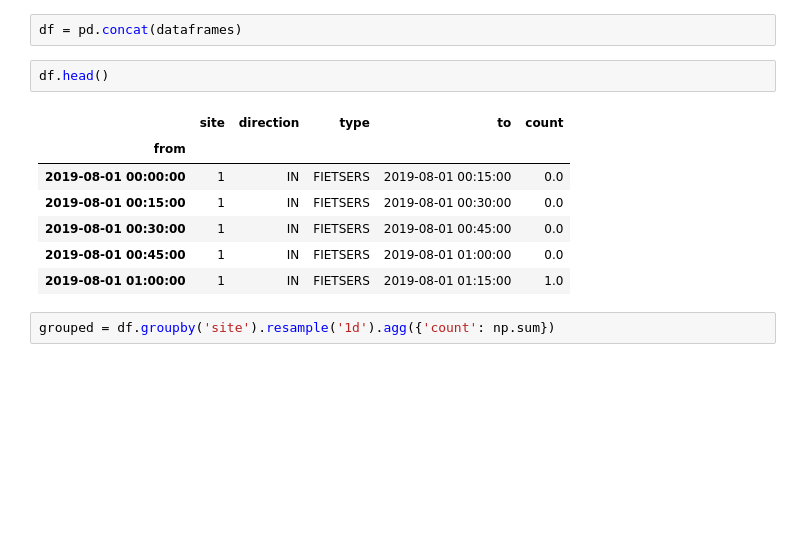
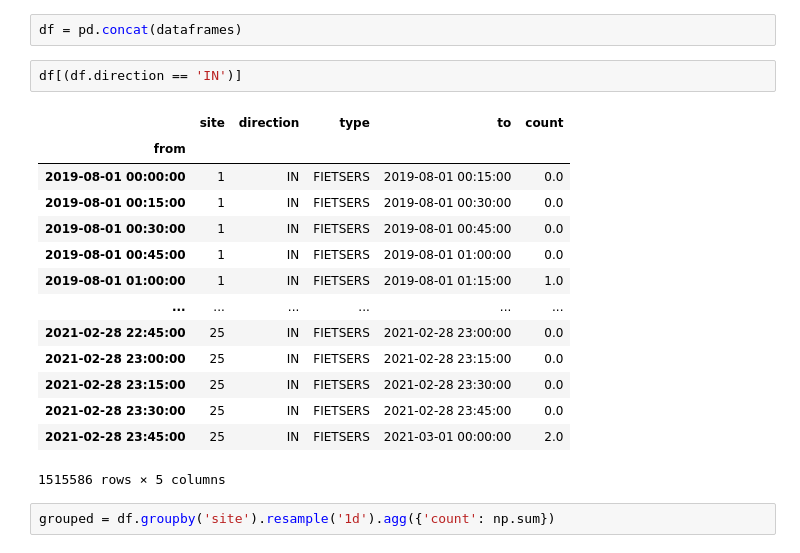
Before and after one commit to jenyckee/fietstellingen, a Jupyter notebook: fietstellingen.ipynb, the cells around one changed output. Cells and saved outputs as stored; diff of their text form; blank space fills up the shorter version.

```diff
--- a/fietstellingen.ipynb
+++ b/fietstellingen.ipynb
@@ -16,16 +16,23 @@ dataframes = [pd.read_csv(f,
                          ) for f in filenames]
 # %%
 df = pd.concat(dataframes)
-# %%
-df.head()
-# %% [output]
-|  | site | direction | type | to | count |
-| from |  |  |  |  |  |
-| 2019-08-01 00:00:00 | 1 | IN | FIETSERS | 2019-08-01 00:15:00 | 0.0 |
-| 2019-08-01 00:15:00 | 1 | IN | FIETSERS | 2019-08-01 00:30:00 | 0.0 |
-| 2019-08-01 00:30:00 | 1 | IN | FIETSERS | 2019-08-01 00:45:00 | 0.0 |
-| 2019-08-01 00:45:00 | 1 | IN | FIETSERS | 2019-08-01 01:00:00 | 0.0 |
-| 2019-08-01 01:00:00 | 1 | IN | FIETSERS | 2019-08-01 01:15:00 | 1.0 |
+# %%
+df[(df.direction == 'IN')]
+# %% [output]
+|  | site | direction | type | to | count |
+| from |  |  |  |  |  |
+| 2019-08-01 00:00:00 | 1 | IN | FIETSERS | 2019-08-01 00:15:00 | 0.0 |
+| 2019-08-01 00:15:00 | 1 | IN | FIETSERS | 2019-08-01 00:30:00 | 0.0 |
+| 2019-08-01 00:30:00 | 1 | IN | FIETSERS | 2019-08-01 00:45:00 | 0.0 |
+| 2019-08-01 00:45:00 | 1 | IN | FIETSERS | 2019-08-01 01:00:00 | 0.0 |
+| 2019-08-01 01:00:00 | 1 | IN | FIETSERS | 2019-08-01 01:15:00 | 1.0 |
+| ... | ... | ... | ... | ... | ... |
+| 2021-02-28 22:45:00 | 25 | IN | FIETSERS | 2021-02-28 23:00:00 | 0.0 |
+| 2021-02-28 23:00:00 | 25 | IN | FIETSERS | 2021-02-28 23:15:00 | 0.0 |
+| 2021-02-28 23:15:00 | 25 | IN | FIETSERS | 2021-02-28 23:30:00 | 0.0 |
+| 2021-02-28 23:30:00 | 25 | IN | FIETSERS | 2021-02-28 23:45:00 | 0.0 |
+| 2021-02-28 23:45:00 | 25 | IN | FIETSERS | 2021-03-01 00:00:00 | 2.0 |
+1515586 rows × 5 columns
 # %%
 grouped = df.groupby('site').resample('1d').agg({'count': np.sum})
 # %%
```
